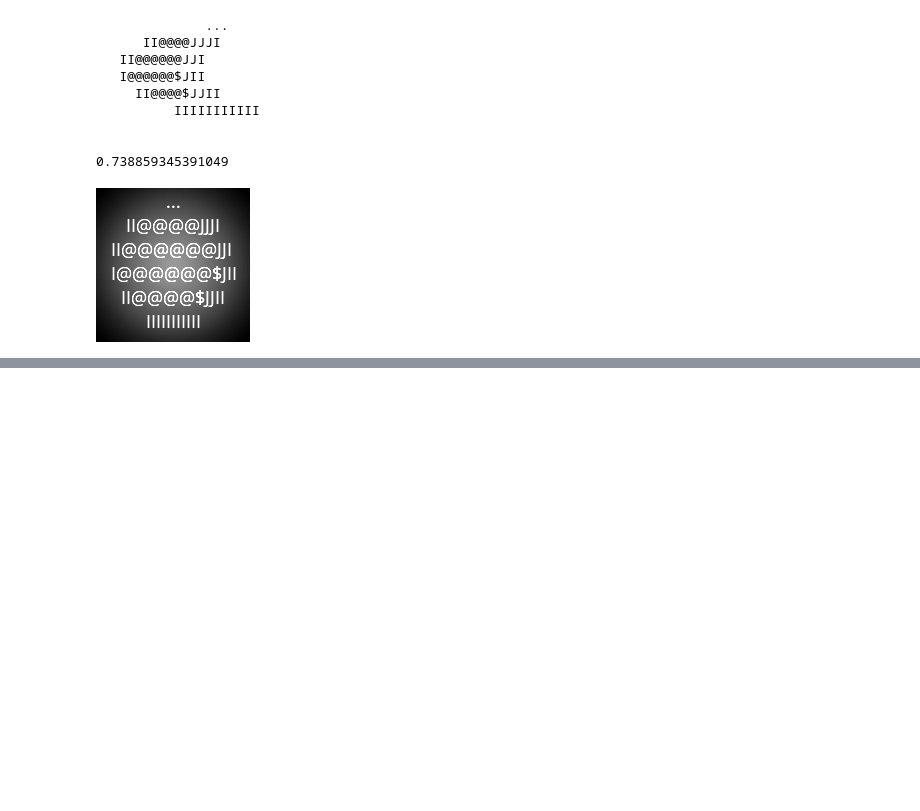
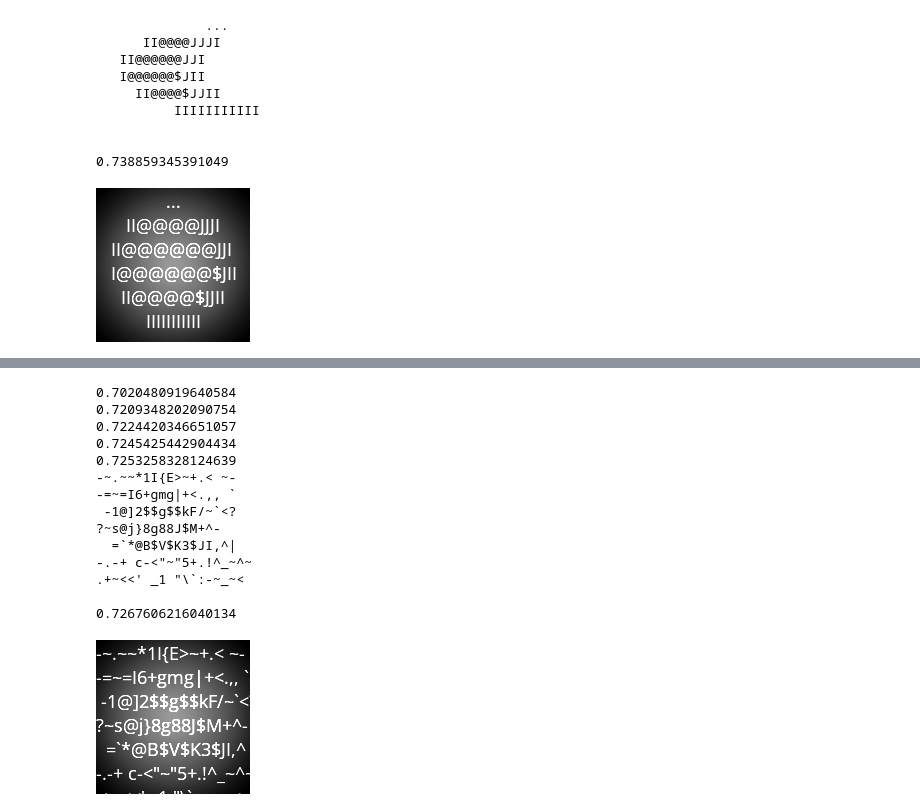
Before and after one commit to wojciechsadlik/python-char-art, a Jupyter notebook: ascii_art_non_mono_tests.ipynb, the cells around one changed output, grey strips where cells are left out. Drawn from its saved outputs; the diff is of its cells as text; code cells hidden in the pictures; blank space fills up the shorter version.

```diff
--- a/ascii_art_non_mono_tests.ipynb
+++ b/ascii_art_non_mono_tests.ipynb
@@ -132,0 +135,32 @@ ImageChops.add(proc_img, bg_img)
+# %%
+lhs = lazy_harmony_search(proc_img, palette, font, 5, 0.8, 0.3, len(palette)//4)
+
+for i in range(5000):
+    text = next(lhs)
+    if i % 1000 == 0:
+        print(evaluate_text_arr(text, proc_img, font))
+
+for i in range(len(text)):
+    text[i] = text[i][:find_end_of_line(text[i], proc_img, font)] + '\n'
+print(''.join(text))
+
+bg_img, draw = new_img_draw(proc_img.size)
+draw_text_arr(draw, text, font)
+print(evaluate_text_arr(text, proc_img, font))
+ImageChops.add(proc_img, bg_img)
+# %% [output]
+0.7020480919640584
+0.7209348202090754
+0.7224420346651057
+0.7245425442904434
+0.7253258328124639
+-~.~~*1I{E>~+.< ~-
+-=~=I6+gmg|+<.,, `
+ -1@]2$$g$$kF/~`<?
+?~s@j}8g88J$M+^-
+  =`*@B$V$K3$JI,^|
+-.-+ c-<"~"5+.!^_~^~
+.+~<<' _1 "\`:-~_~<
+
+0.7267606216040134
+[figure, added]
```
Also changed, not shown: parts of 1 cell of this notebook, 1 other file.
